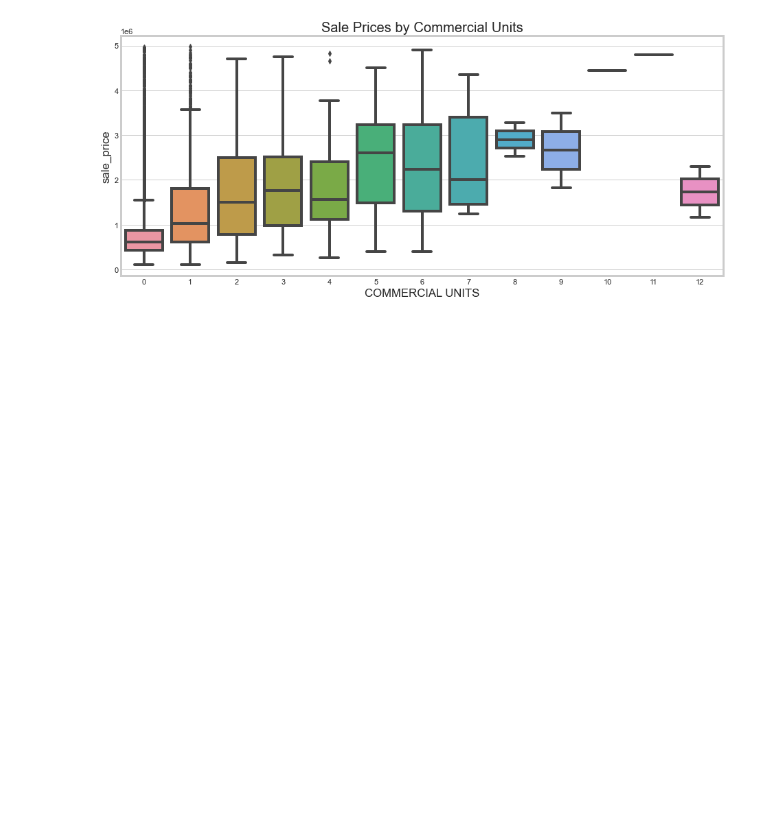
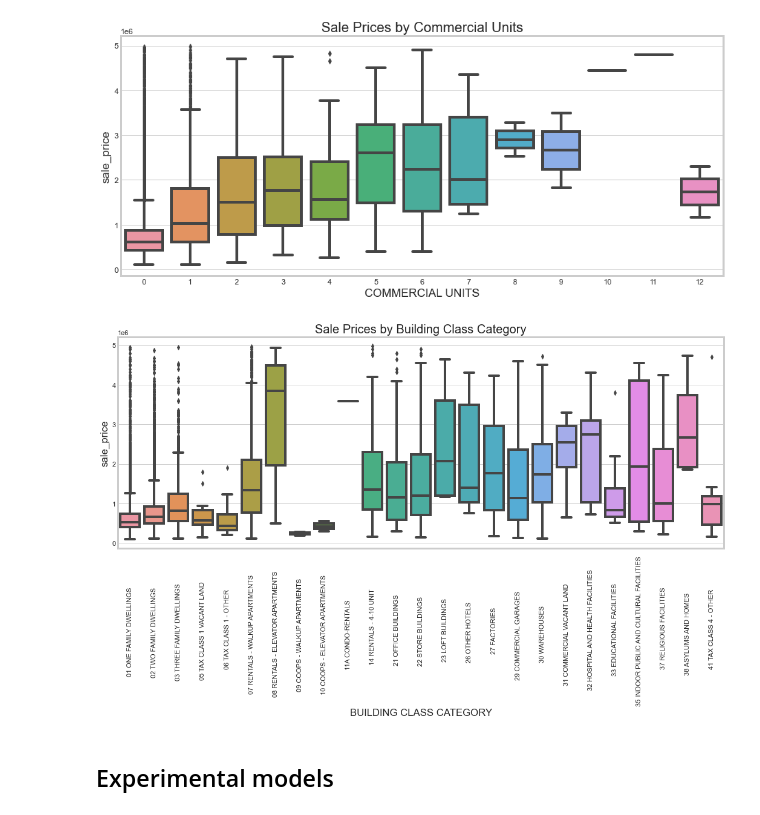
Before and after one commit to Managedcode-ux/Maj-Proj, a Jupyter notebook: code/preprocessing.ipynb, the cells around one changed output. Drawn from its saved outputs; the diff is of its cells as text; code cells hidden in the pictures; blank space fills up the shorter version.

```diff
--- a/code/preprocessing.ipynb
+++ b/code/preprocessing.ipynb
@@ -497,3 +497,14 @@ sns.boxplot(x='COMMERCIAL UNITS', y="sale_price", data=dataset)
 plt.title('Sale Prices by Commercial Units');
 # %% [output]
 [figure]
+# %%
+plt.figure(figsize=(16,6))
+order = sorted(dataset['BUILDING CLASS CATEGORY'].unique())
+sns.boxplot(x='BUILDING CLASS CATEGORY', y='sale_price', data=dataset, order=order)
+plt.xticks(rotation=90)
+plt.title('Sale Prices by Building Class Category')
+plt.show()
+# %% [output]
+[figure, added]
+# %% [markdown]
+## Experimental models
```
Also changed, not shown: parts of 9 cells of this notebook.
